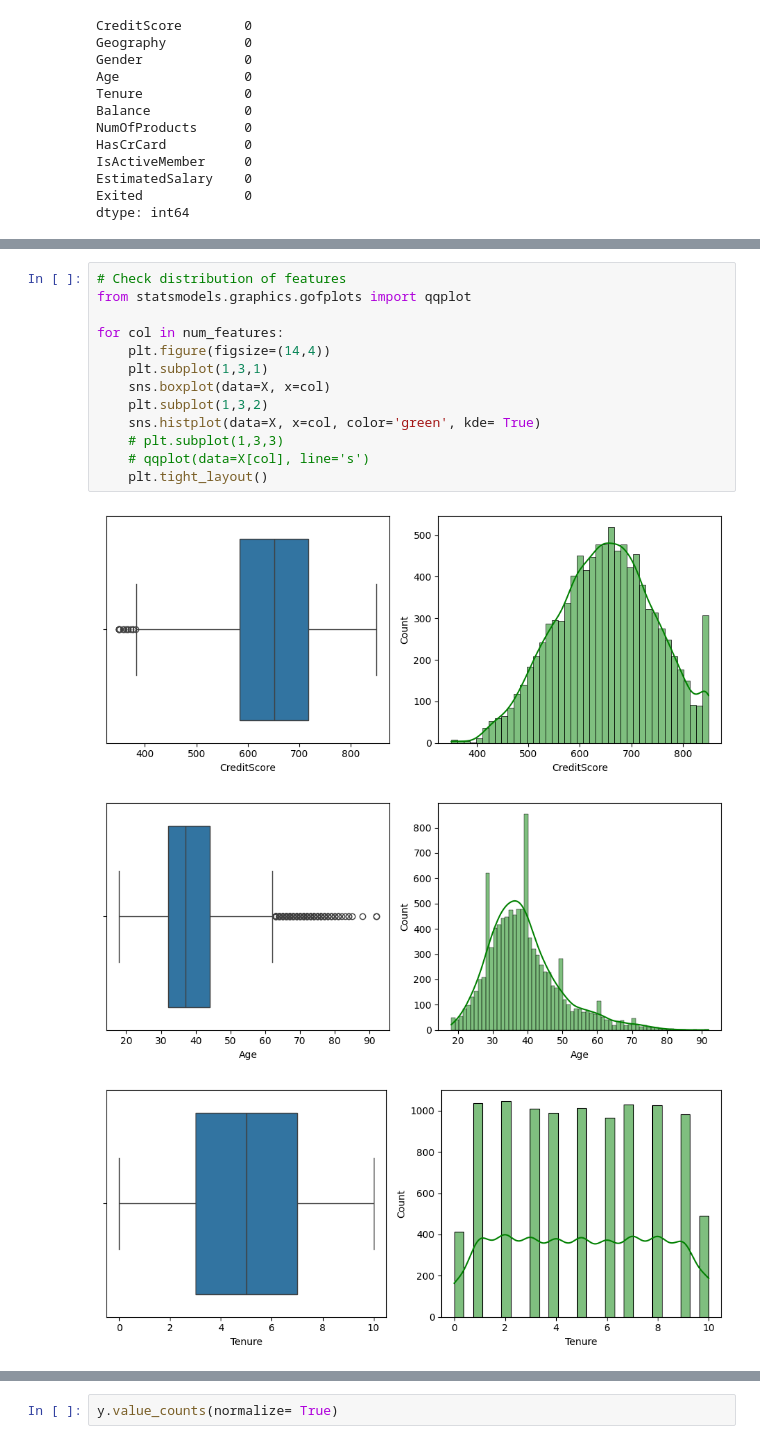
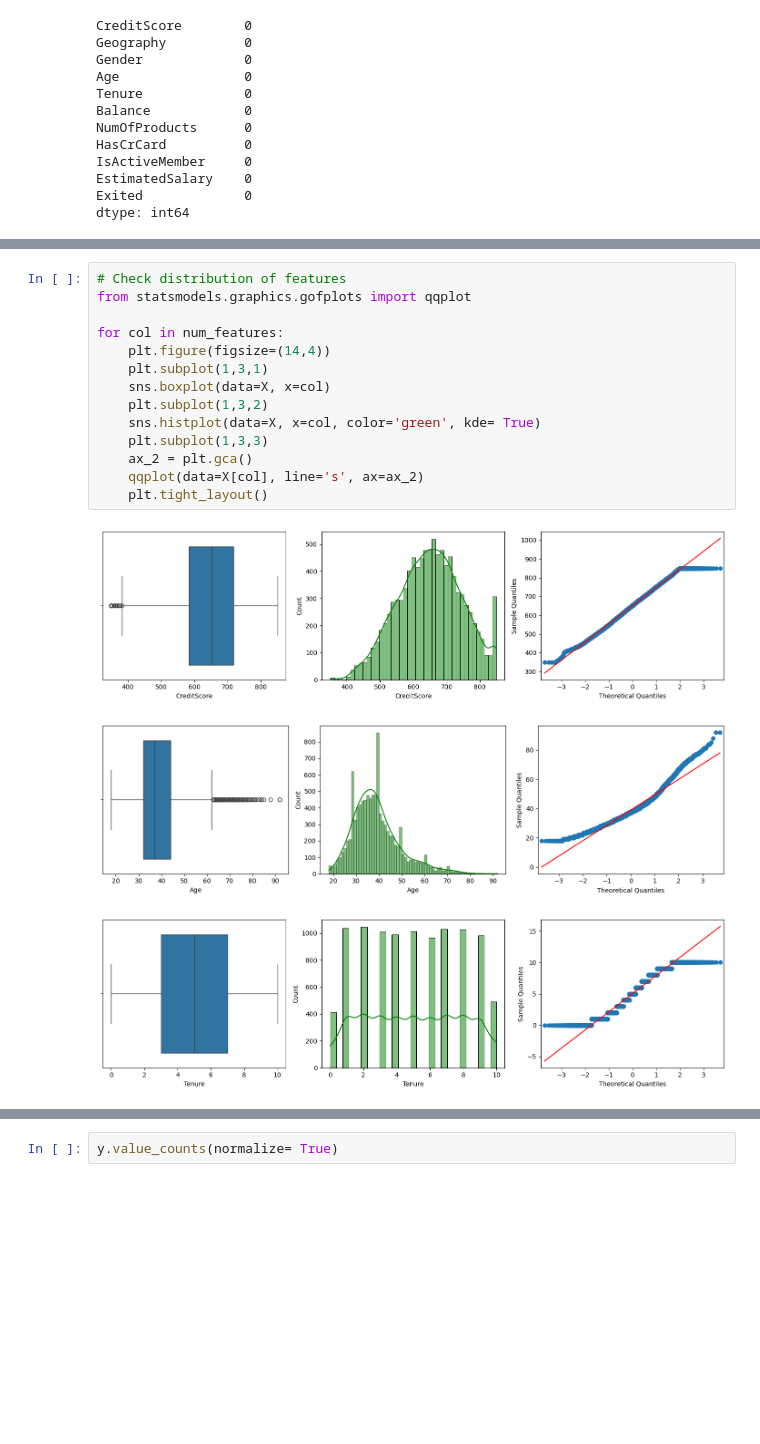
Before and after one commit to jerome-roeser/Bank-customer-churn-modeling, a Jupyter notebook: customer_churn.ipynb, the cells around one changed output, grey strips where cells are left out. Saved outputs shown, nothing was run; the diff lists cells and outputs as text; blank space fills up the shorter version.

```diff
--- a/customer_churn.ipynb
+++ b/customer_churn.ipynb
@@ -104,17 +103,18 @@ Index(['CreditScore', 'Age', 'Tenure', 'Balance', 'NumOfProducts', 'HasCrCard',
 # %%
 # Check distribution of features
 from statsmodels.graphics.gofplots import qqplot
 
 for col in num_features:
     plt.figure(figsize=(14,4))
     plt.subplot(1,3,1)
     sns.boxplot(data=X, x=col)
     plt.subplot(1,3,2)
     sns.histplot(data=X, x=col, color='green', kde= True)
-    # plt.subplot(1,3,3)
-    # qqplot(data=X[col], line='s')
+    plt.subplot(1,3,3)
+    ax_2 = plt.gca()
+    qqplot(data=X[col], line='s', ax=ax_2)
     plt.tight_layout()
 # %% [output]
-[figure, old version]
+[figure, new version]
-[figure, old version]
+[figure, new version]
-[figure, old version]
+[figure, new version]
```
Also changed, not shown: parts of 17 cells of this notebook.
